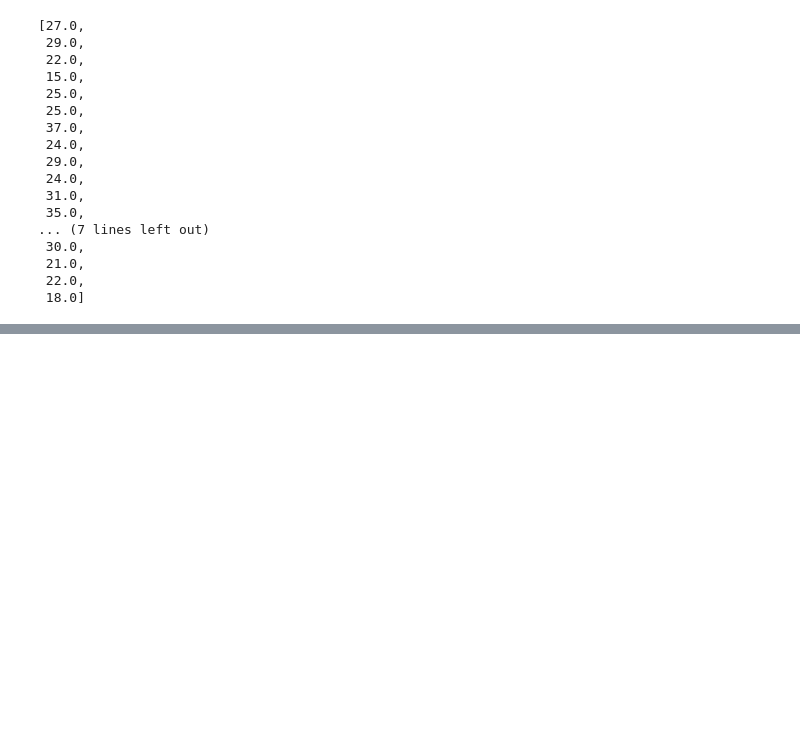
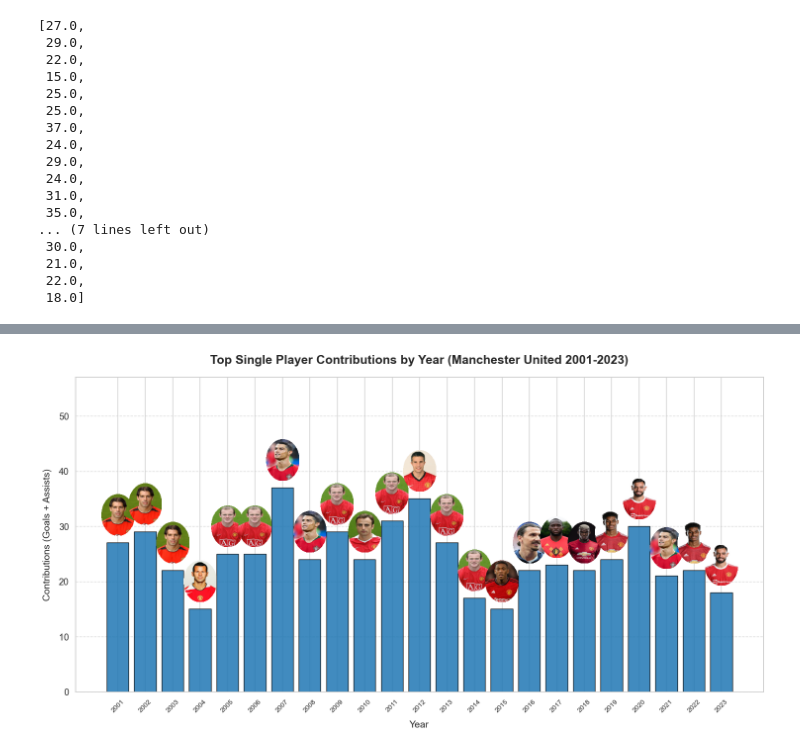
Before and after one commit to arnie12a/Manchester-United-Dashboard, a Jupyter notebook: viz.ipynb, the cells around one changed output, grey strips where cells are left out. Drawn from its saved outputs; the diff is of its cells as text; code cells hidden in the pictures; blank space fills up the shorter version.

```diff
--- a/viz.ipynb
+++ b/viz.ipynb
@@ -124,0 +139,62 @@ plt.show()
+# %%
+
+import matplotlib.pyplot as plt
+from matplotlib.offsetbox import OffsetImage, AnnotationBbox
+from PIL import Image, ImageOps, ImageDraw
+import os
+
+# Image folder (ensure these images exist locally with appropriate names)
+image_folder = "playerImages/"
+
+# Function to preprocess images (crop to oval shape and resize)
+def preprocess_image(image_path):
+    with Image.open(image_path) as img:
+        # Resize image to make it smaller
+        img = img.resize((80, 100))  # Adjust dimensions as needed
+
+        # Create a mask for the oval shape
+        mask = Image.new("L", img.size, 0)
+        draw = ImageDraw.Draw(mask)
+        draw.ellipse((0, 0, img.size[0], img.size[1]), fill=255)
+
+        # Apply the oval mask
+        img_with_mask = ImageOps.fit(img, mask.size, centering=(0.5, 0.5))
+        img_with_mask.putalpha(mask)
+
+        return img_with_mask
+
+# Function to add player images to the graph
+def add_player_image(ax, x, y, player_name, image_folder):
+    filename = f"{player_name.strip()}.jpg"
+    image_path = os.path.join(image_folder, filename)
+    if os.path.exists(image_path):
+        # Preprocess image into oval shape
+        img = preprocess_image(image_path)
+        img.save("temp.png")  # Save temporarily to load into OffsetImage
+        img = plt.imread("temp.png")
+        imagebox = OffsetImage(img, zoom=0.6)  # Adjust zoom for image size
+        ab = AnnotationBbox(imagebox, (x, y), frameon=False)
+        ax.add_artist(ab)
+    else:
+        print(f"Image not found for player: {player_name}")
+
+# Plotting
+plt.figure(figsize=(15, 8))
+bars = plt.bar(years, contributions, color='#1f77b4', edgecolor='black', alpha=0.85)
+
+# Adding images above bars
+ax = plt.gca()
+for bar, player in zip(bars, players):
+    add_player_image(ax, bar.get_x() + bar.get_width() / 2, bar.get_height() + 5, player, image_folder)
+
+# Styling
+plt.title('Top Single Player Contributions by Year (Manchester United 2001-2023)', fontsize=18, fontweight='bold', pad=20)
+plt.xlabel('Year', fontsize=14, labelpad=10)
+plt.ylabel('Contributions (Goals + Assists)', fontsize=14, labelpad=10)
+plt.xticks(years, rotation=45, fontsize=10)
+plt.ylim(0, max(contributions) + 20)
+plt.grid(axis='y', linestyle='--', alpha=0.7)
+plt.tight_layout()
+plt.show()
+# %% [output]
+[figure, added]
```
Also changed, not shown: parts of 3 cells of this notebook, 2 other files.
